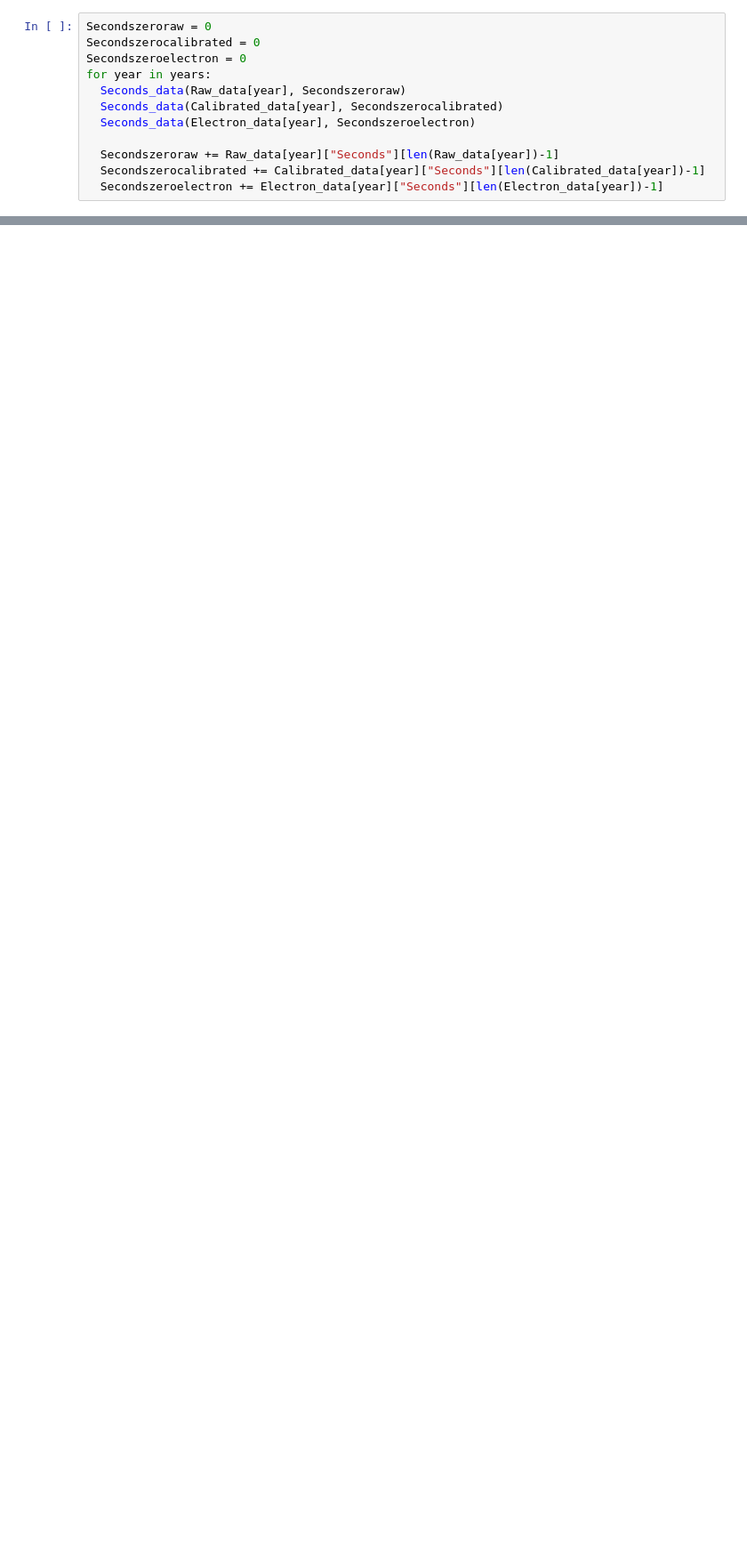
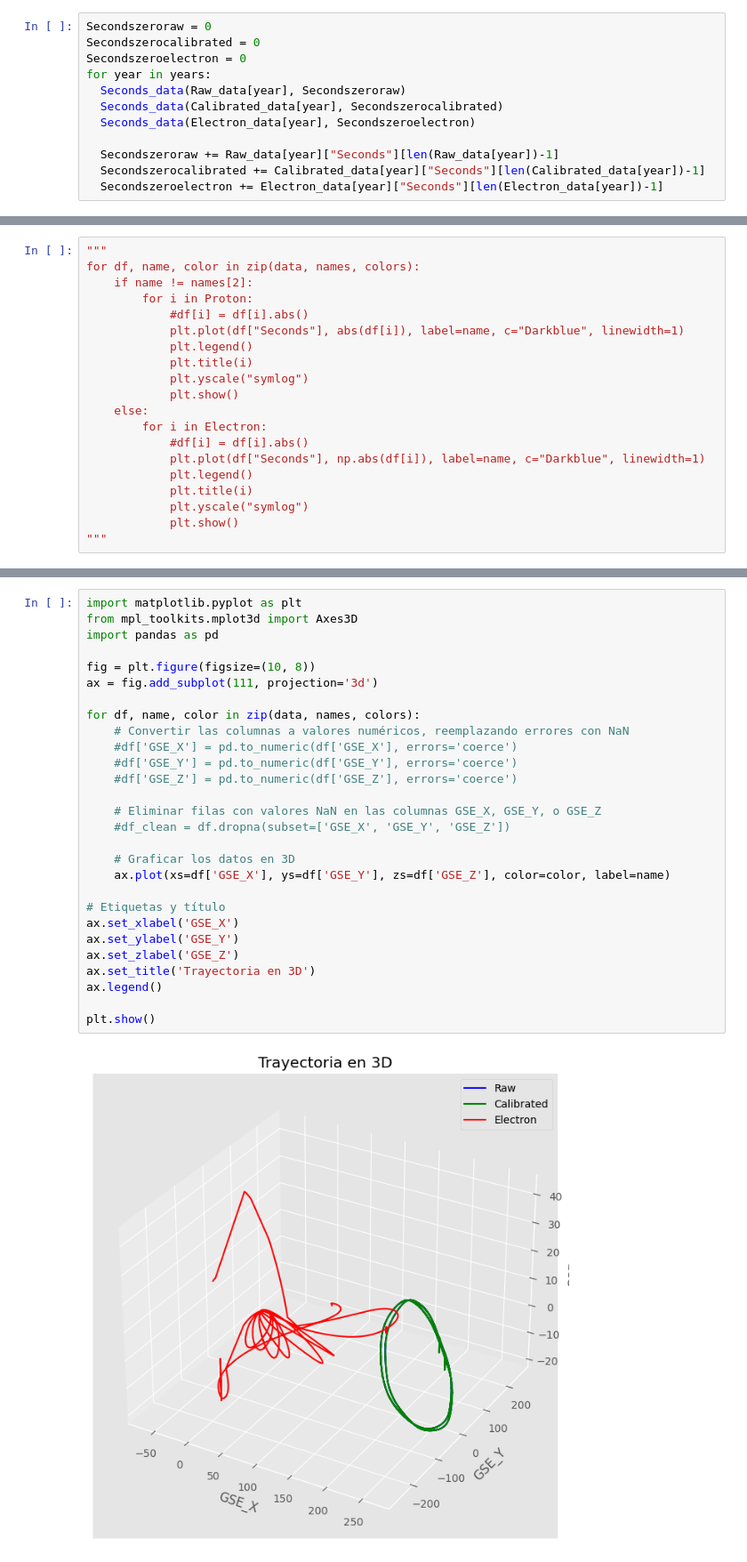
Before and after one commit to S4GC/Energy-and-linear-momentum-change-exerted-by-the-solar-wind-for-applications-in-electric-solar-sails, a Jupyter notebook: Codes/Past/Create files for filters and dynamics sail.ipynb, the cells around one changed output, grey strips where cells are left out. Shown at 89% size. Cells and saved outputs as stored; diff of their text form; blank space fills up the shorter version.

```diff
--- a/Codes/Past/Create files for filters and dynamics sail.ipynb
+++ b/Codes/Past/Create files for filters and dynamics sail.ipynb
@@ -357,0 +382,20 @@ for year in years:
+# %%
+"""
+for df, name, color in zip(data, names, colors):
+    if name != names[2]:
+        for i in Proton:
+            #df[i] = df[i].abs()
+            plt.plot(df["Seconds"], abs(df[i]), label=name, c="Darkblue", linewidth=1)
+            plt.legend()
+            plt.title(i)
+            plt.yscale("symlog")
+            plt.show()
+    else:
+        for i in Electron:
+            #df[i] = df[i].abs()
+            plt.plot(df["Seconds"], np.abs(df[i]), label=name, c="Darkblue", linewidth=1)
+            plt.legend()
+            plt.title(i)
+            plt.yscale("symlog")
+            plt.show()
+"""
@@ -357,0 +404,30 @@ for year in years:
+# %%
+import matplotlib.pyplot as plt
+from mpl_toolkits.mplot3d import Axes3D
+import pandas as pd
+
+fig = plt.figure(figsize=(10, 8))
+ax = fig.add_subplot(111, projection='3d')
+
+for df, name, color in zip(data, names, colors):
+    # Convertir las columnas a valores numéricos, reemplazando errores con NaN
+    #df['GSE_X'] = pd.to_numeric(df['GSE_X'], errors='coerce')
+    #df['GSE_Y'] = pd.to_numeric(df['GSE_Y'], errors='coerce')
+    #df['GSE_Z'] = pd.to_numeric(df['GSE_Z'], errors='coerce')
+
+    # Eliminar filas con valores NaN en las columnas GSE_X, GSE_Y, o GSE_Z
+    #df_clean = df.dropna(subset=['GSE_X', 'GSE_Y', 'GSE_Z'])
+
+    # Graficar los datos en 3D
+    ax.plot(xs=df['GSE_X'], ys=df['GSE_Y'], zs=df['GSE_Z'], color=color, label=name)
+
+# Etiquetas y título
+ax.set_xlabel('GSE_X')
+ax.set_ylabel('GSE_Y')
+ax.set_zlabel('GSE_Z')
+ax.set_title('Trayectoria en 3D')
+ax.legend()
+
+plt.show()
+# %% [output]
+[figure, added]
```
Also changed, not shown: parts of 20 cells of this notebook, 5 other files.
